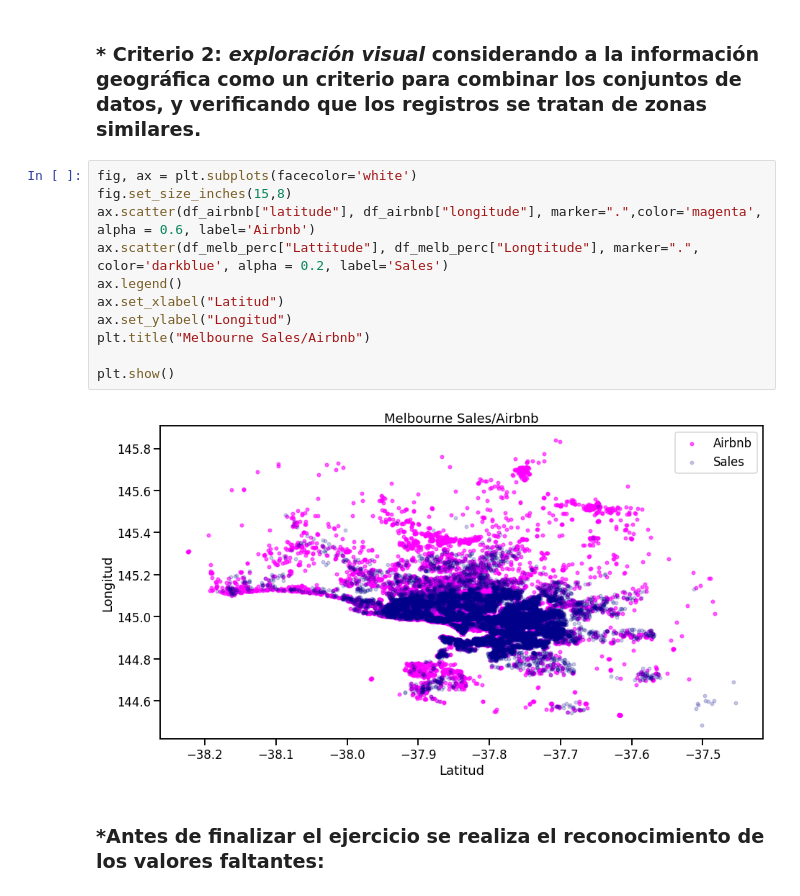
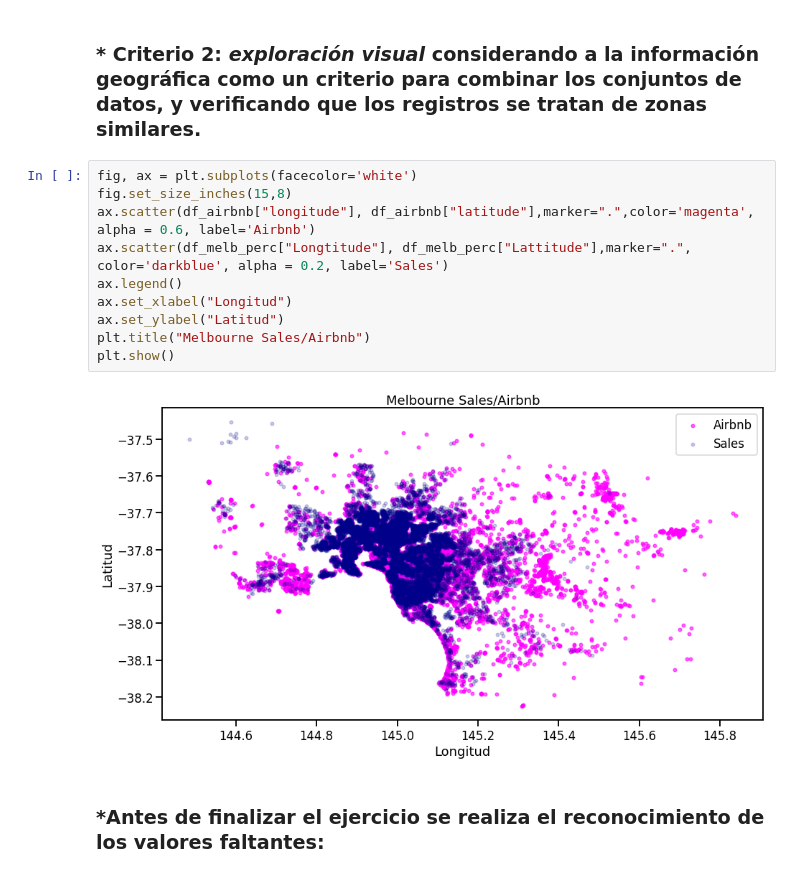
Before and after one commit to Grupo242022/EyCD, a Jupyter notebook: Entregable_2_parte1_ejercicio2_v1.ipynb, the cells around one changed output. Drawn from its saved outputs; the diff is of its cells as text.

```diff
--- a/Entregable_2_parte1_ejercicio2_v1.ipynb
+++ b/Entregable_2_parte1_ejercicio2_v1.ipynb
@@ -547,16 +553,15 @@ Registros en las bases de datos que presentan correspondencia:
 # %%
 fig, ax = plt.subplots(facecolor='white')
 fig.set_size_inches(15,8)
-ax.scatter(df_airbnb["latitude"], df_airbnb["longitude"], marker=".",color='magenta', alpha = 0.6, label='Airbnb')
-ax.scatter(df_melb_perc["Lattitude"], df_melb_perc["Longtitude"], marker=".", color='darkblue', alpha = 0.2, label='Sales')
+ax.scatter(df_airbnb["longitude"], df_airbnb["latitude"],marker=".",color='magenta', alpha = 0.6, label='Airbnb')
+ax.scatter(df_melb_perc["Longtitude"], df_melb_perc["Lattitude"],marker=".", color='darkblue', alpha = 0.2, label='Sales')
 ax.legend()
-ax.set_xlabel("Latitud")
-ax.set_ylabel("Longitud")
+ax.set_xlabel("Longitud")
+ax.set_ylabel("Latitud")
 plt.title("Melbourne Sales/Airbnb")
-
 plt.show()
 # %% [output]
-[figure, old version]
+[figure, new version]
 # %% [markdown]
 ### *Antes de finalizar el ejercicio se realiza el reconocimiento de los valores faltantes:
 # %%
```
Also changed, not shown: parts of 1 cell of this notebook.
